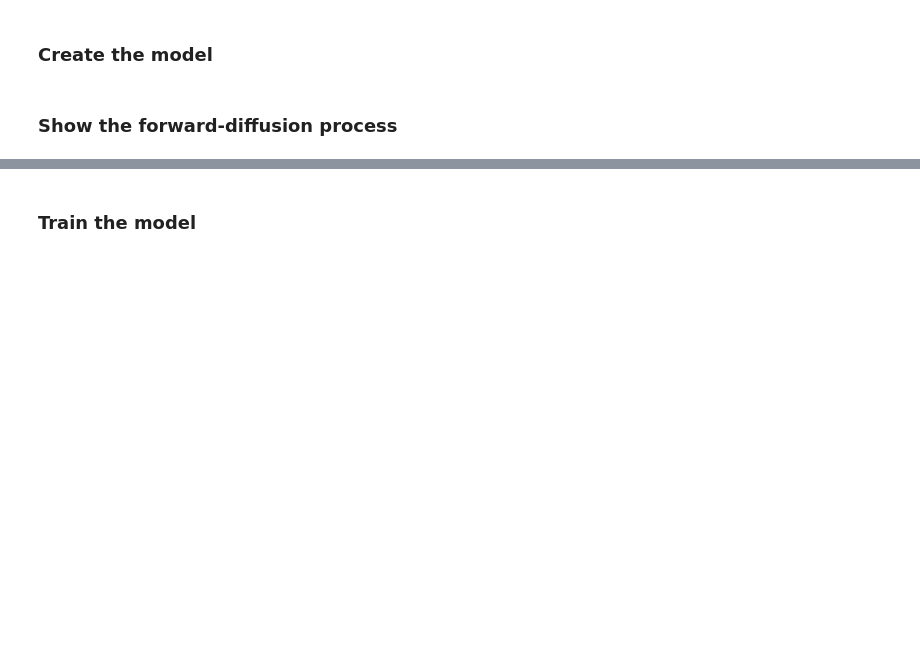
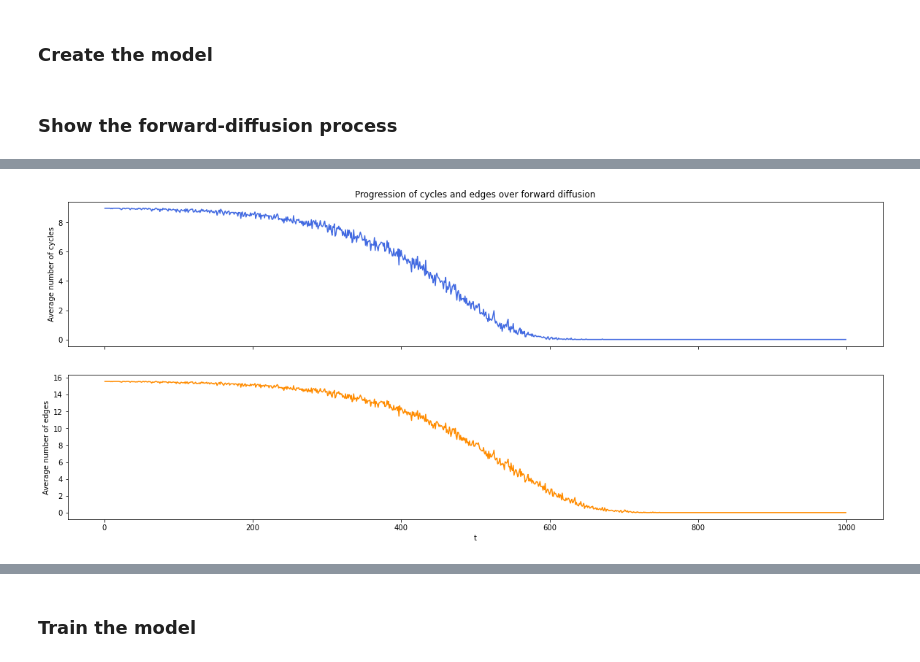
Before and after one commit to Genentech/GraphGUIDE, a Jupyter notebook: notebooks/discrete_diffusion_graph.ipynb, the cells around one changed output, grey strips where cells are left out. Cells and saved outputs as stored; diff of their text form; code cells hidden in the pictures; blank space fills up the shorter version.

Commit message:
Implement edge-addition and edge-deletion kernels

```diff
--- a/notebooks/discrete_diffusion_graph.ipynb
+++ b/notebooks/discrete_diffusion_graph.ipynb
@@ -38,13 +38,17 @@ data_loader = torch_geometric.loader.DataLoader(
 ### Create the model
 # %%
 # Create the diffuser and model
-diffuser = discrete_diffusers.BernoulliDiffuser(100, 10, (1,))  # Make input shape just 1
+diffuser = discrete_diffusers.BernoulliZeroDiffuser(100, 10, (1,))  # Make input shape just 1
 
 t_limit = 1000
 
-model = gnn.GraphLinkPredictor(node_dim, t_limit, num_gnn_layers=4).to(DEVICE)
+model = gnn.GraphLinkPredictor(
+    node_dim, t_limit,
+    num_gnn_layers=4,
+    virtual_node=False
+).to(DEVICE)
 
-os.environ["MODEL_DIR"] = "/gstore/data/resbioai/tsenga5/discrete_graph_diffusion/models/trained_models/cliques"
+os.environ["MODEL_DIR"] = "/gstore/data/resbioai/tsenga5/discrete_graph_diffusion/models/trained_models/misc"
 
 import model.train_model as train_model  # Import this AFTER setting environment
 # %% [markdown]
@@ -71,40 +81,33 @@ for i in np.random.choice(len(graphs_0), replace=False, size=min(5, len(graphs_0
 # %%
 # Check progression of the number of cycles and edges
-er_num_cycles, er_num_edges = [], []
-for _ in range(500):
-    er_graph = nx.erdos_renyi_graph(int(np.mean(num_nodes)), 0.5)
-    er_num_cycles.append(len(nx.cycle_basis(er_graph)))
-    er_num_edges.append(nx.number_of_edges(er_graph))
-
-print("Expected cycles in limit: %.2f" % np.mean(er_num_cycles))
-print("Expected edges in limit: %.2f" % np.mean(er_num_edges))
-
 t_vals = np.arange(1, t_limit)
 num_cycles = np.empty((len(t_vals), data_loader.batch_size))
 num_edges = np.empty((len(t_vals), data_loader.batch_size))
 data = next(iter(data_loader))
 e0 = graph_conversions.pyg_data_to_edge_vector(data)
 for i, t in tqdm.notebook.tqdm(enumerate(t_vals), total=len(t_vals)):
     t_tens = torch.tensor([t], device=DEVICE)
     et = diffuser.forward(e0[None], t_tens, return_posterior=False)[0]  # Do the noising on 1 x E tensors
     data.edge_index = graph_conversions.edge_vector_to_pyg_data(data, et)  # Note: this modifies `data`
 
     # Convert to a list of NetworkX graphs
     graphs = graph_conversions.split_pyg_data_to_nx_graphs(data)
     for j, g in enumerate(graphs):
         num_cycles[i, j] = len(nx.cycle_basis(g))
         num_edges[i, j] = nx.number_of_edges(g)
 
 fig, ax = plt.subplots(nrows=2, sharex=True, figsize=(20, 8))
 ax[0].plot(t_vals, np.mean(num_cycles, axis=1), color="royalblue")
 ax[0].set_ylabel("Average number of cycles")
 
 ax[1].plot(t_vals, np.mean(num_edges, axis=1), color="darkorange")
 ax[1].set_ylabel("Average number of edges")
 ax[1].set_xlabel("t")
 
-ax[0].set_title("Actual progression of cycles and edges over forward diffusion")
+ax[0].set_title("Progression of cycles and edges over forward diffusion")
 plt.show()
+# %% [output]
+[figure, added]
 # %%
 # Check progression of posterior probability
 t_vals = np.arange(1, t_limit)
```
Also changed, not shown: parts of 7 cells of this notebook, 3 other files.
